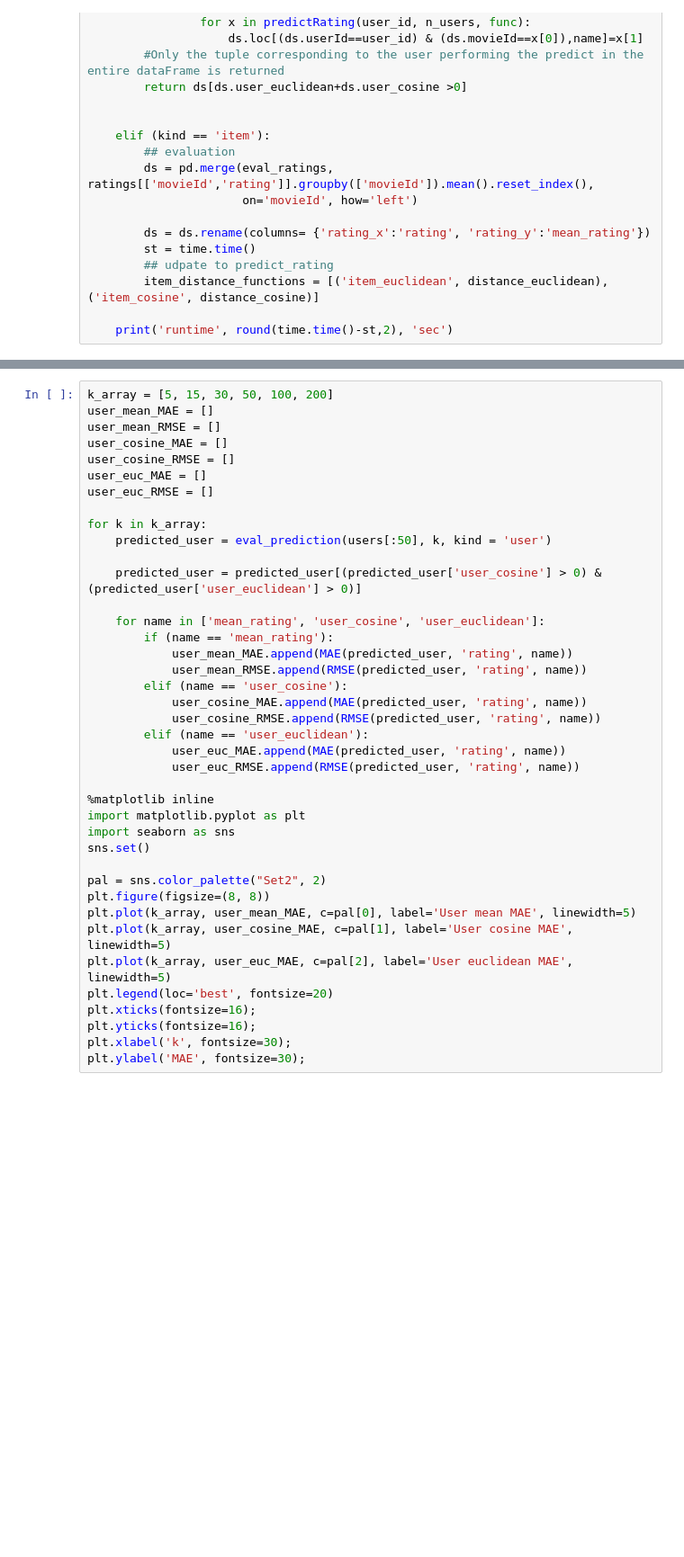
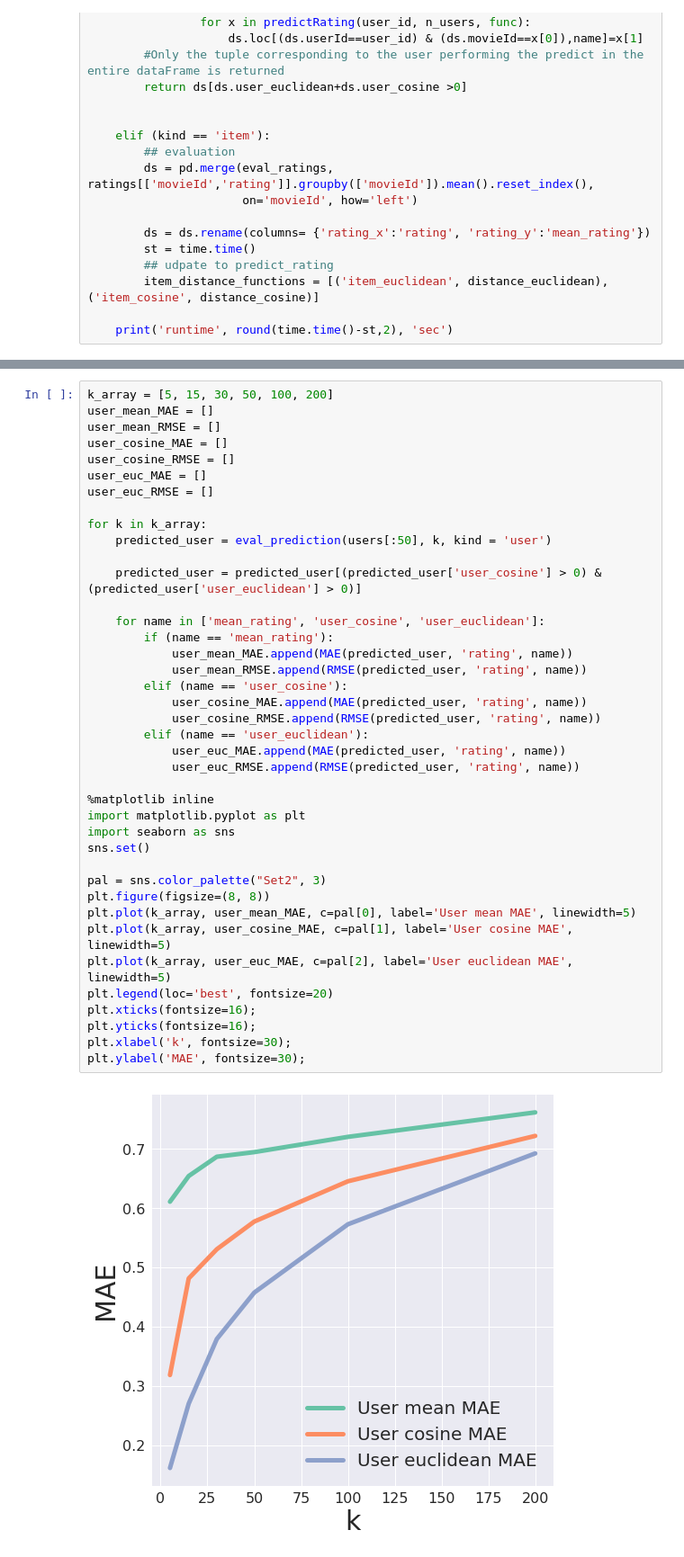
Before and after one commit to dzuhyoosg/Movie-Recommendation-System-2, a Jupyter notebook: MRS.ipynb, the cells around one changed output, grey strips where cells are left out. Shown: that part at 90% size. Saved outputs shown, nothing was run; the diff lists cells and outputs as text; blank space fills up the shorter version.

```diff
--- a/MRS.ipynb
+++ b/MRS.ipynb
@@ -395,34 +402,36 @@ user_euc_RMSE = []
 for k in k_array:
     predicted_user = eval_prediction(users[:50], k, kind = 'user')
 
     predicted_user = predicted_user[(predicted_user['user_cosine'] > 0) & (predicted_user['user_euclidean'] > 0)]
 
     for name in ['mean_rating', 'user_cosine', 'user_euclidean']:
         if (name == 'mean_rating'):
             user_mean_MAE.append(MAE(predicted_user, 'rating', name))
             user_mean_RMSE.append(RMSE(predicted_user, 'rating', name))
         elif (name == 'user_cosine'):
             user_cosine_MAE.append(MAE(predicted_user, 'rating', name))
             user_cosine_RMSE.append(RMSE(predicted_user, 'rating', name))
         elif (name == 'user_euclidean'):
             user_euc_MAE.append(MAE(predicted_user, 'rating', name))
             user_euc_RMSE.append(RMSE(predicted_user, 'rating', name))
 
 %matplotlib inline
 import matplotlib.pyplot as plt
 import seaborn as sns
 sns.set()
 
-pal = sns.color_palette("Set2", 2)
+pal = sns.color_palette("Set2", 3)
 plt.figure(figsize=(8, 8))
 plt.plot(k_array, user_mean_MAE, c=pal[0], label='User mean MAE', linewidth=5)
 plt.plot(k_array, user_cosine_MAE, c=pal[1], label='User cosine MAE', linewidth=5)
 plt.plot(k_array, user_euc_MAE, c=pal[2], label='User euclidean MAE', linewidth=5)
 plt.legend(loc='best', fontsize=20)
 plt.xticks(fontsize=16);
 plt.yticks(fontsize=16);
 plt.xlabel('k', fontsize=30);
 plt.ylabel('MAE', fontsize=30);
+# %% [output]
+[figure, added]
 # %%
 sns.set()
 
```
Also changed, not shown: parts of 2 cells of this notebook.
